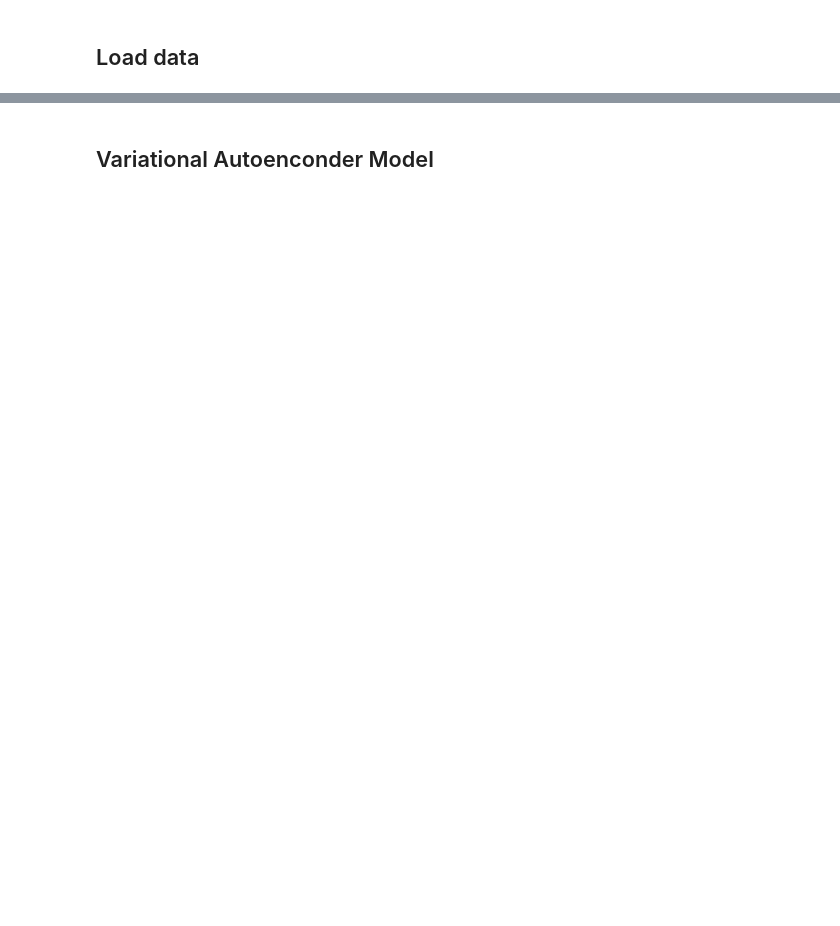
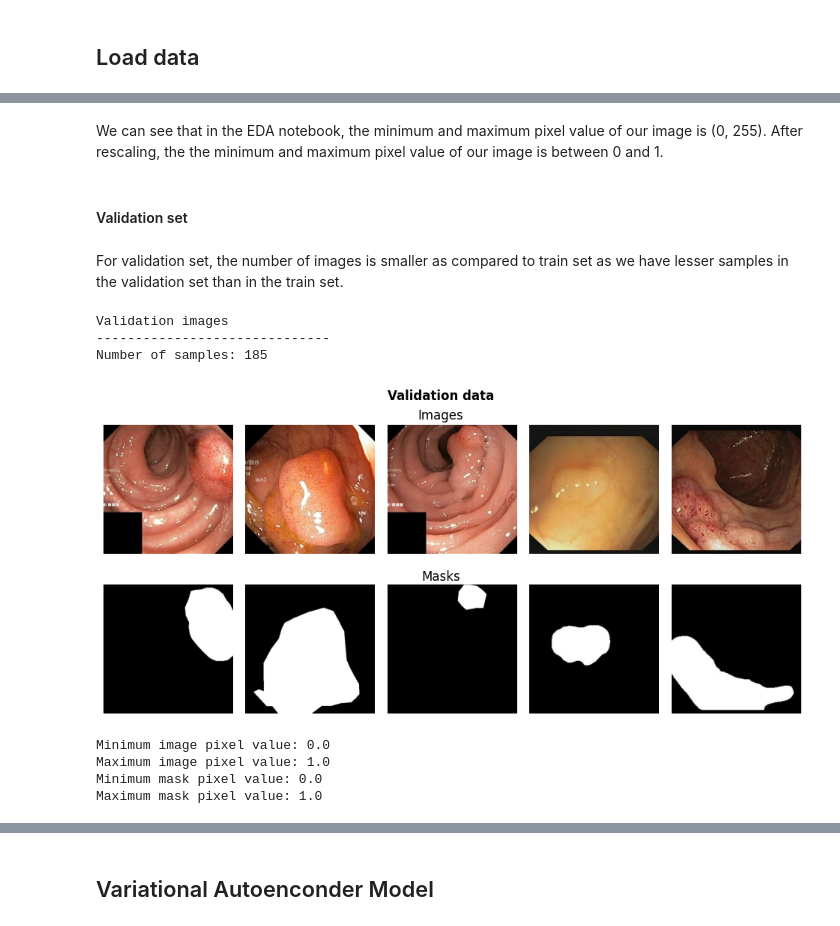
Before and after one commit to natalialopezg/Monografia-EACD, a Jupyter notebook: Polyp_Segmentation_VAE.ipynb, the cells around one changed output, grey strips where cells are left out. Drawn from its saved outputs; the diff is of its cells as text; code cells hidden in the pictures; blank space fills up the shorter version.

```diff
--- a/Polyp_Segmentation_VAE.ipynb
+++ b/Polyp_Segmentation_VAE.ipynb
@@ -462,0 +626,20 @@ def run_on_testbatch(df_log, vae, epoch, x, y):
+# %% [markdown]
+We can see that in the EDA notebook, the minimum and maximum pixel value of our image is (0, 255). After rescaling, the the minimum and maximum pixel value of our image is between 0 and 1.
+# %% [markdown]
+<a name="validation-batches"></a>
+#### Validation set
+# %% [markdown]
+For validation set, the number of images is smaller as compared to train set as we have lesser samples in the validation set than in the train set.
+# %%
+dataset = valid_dataset
+split_name = "Validation"
+plot_images(dataset,split_name)
+# %% [output]
+Validation images
+------------------------------
+Number of samples: 185
+[figure, added]
+Minimum image pixel value: 0.0
+Maximum image pixel value: 1.0
+Minimum mask pixel value: 0.0
+Maximum mask pixel value: 1.0
```
Also changed, not shown: parts of 67 cells of this notebook.
